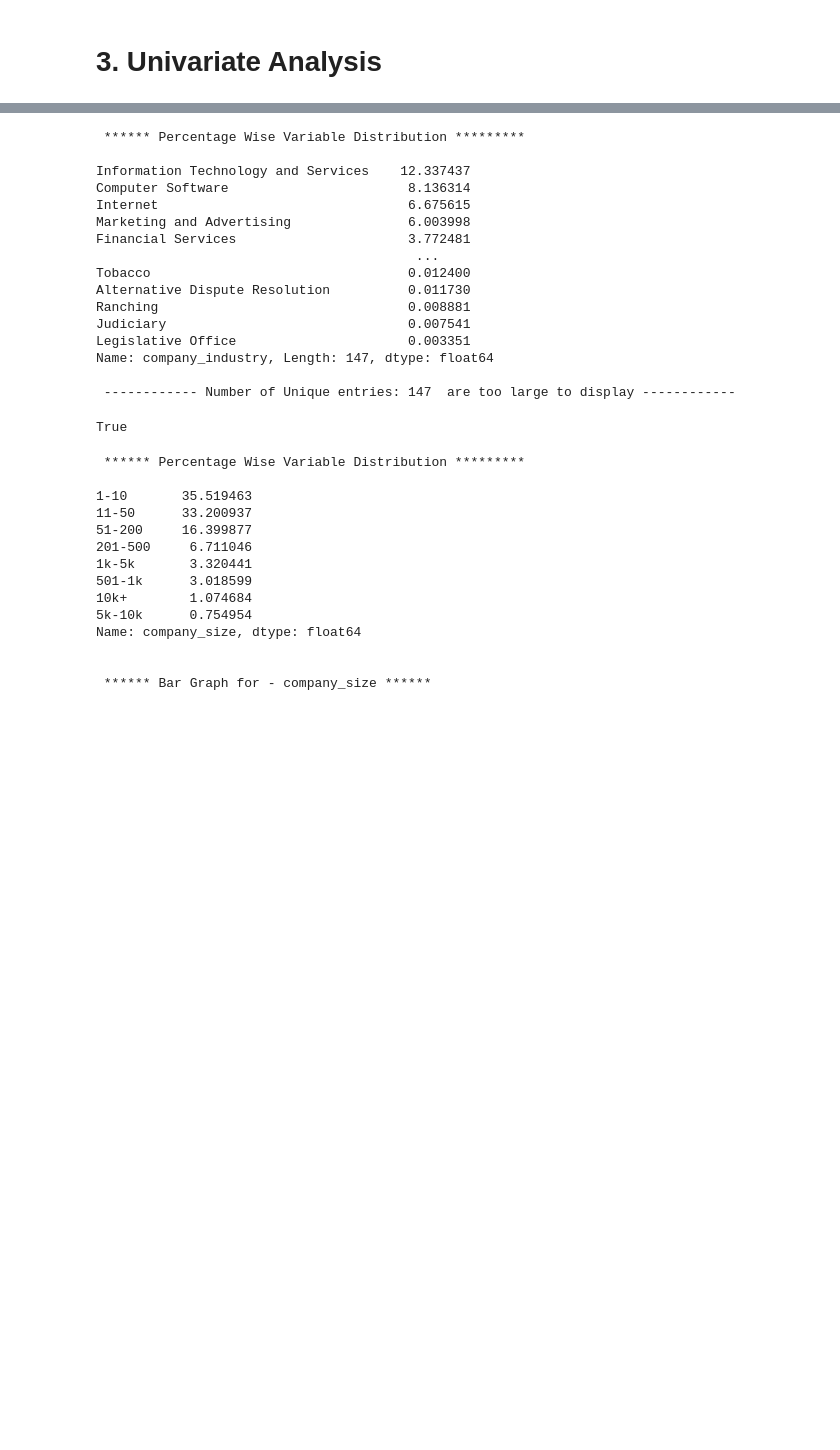
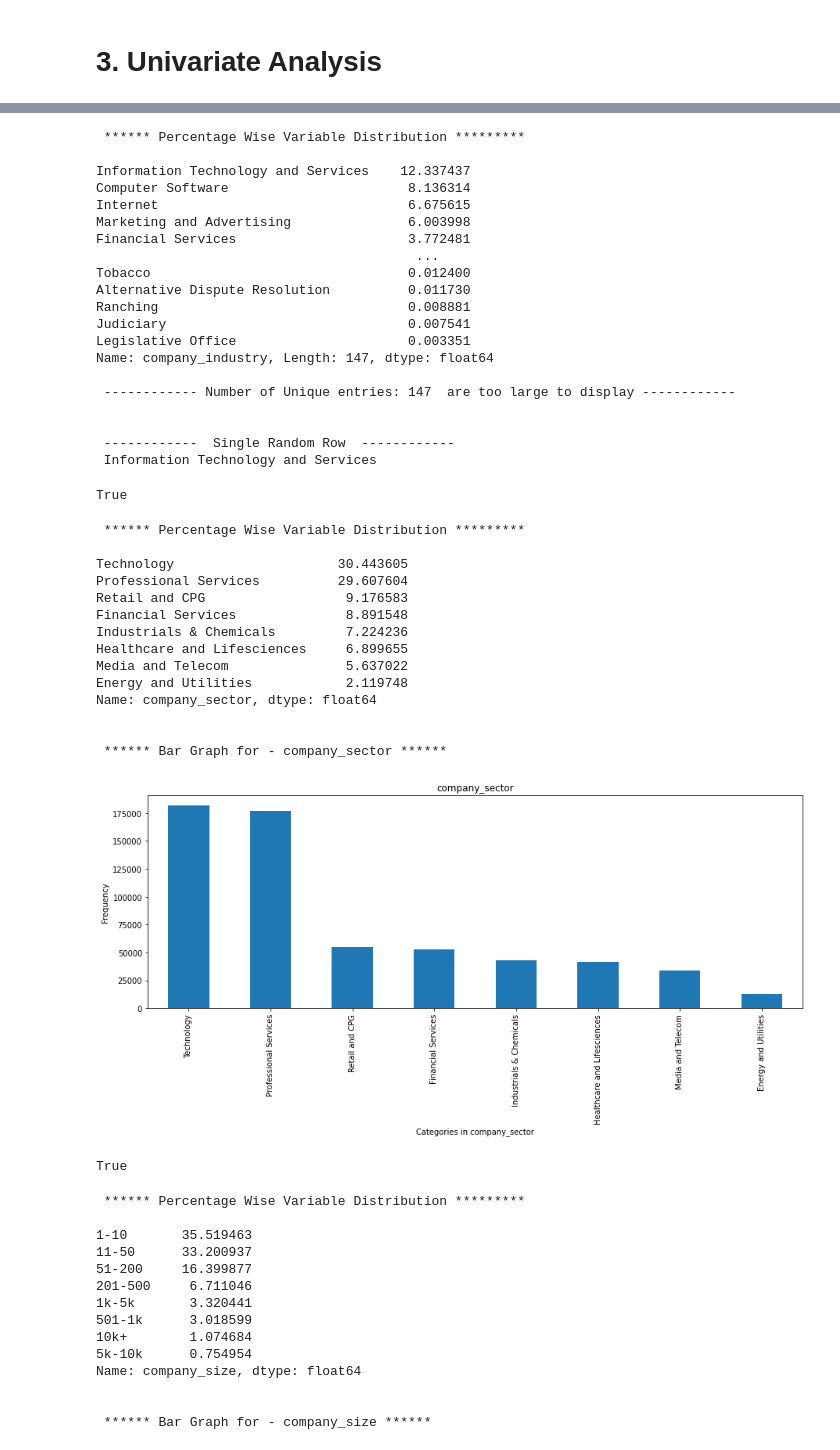
Before and after one commit to mohit-bags/BERT-Notebooks, a Jupyter notebook: Company Sector Determination(Text Classification)/shubham_v1.ipynb, the cells around one changed output, grey strips where cells are left out. Drawn from its saved outputs; the diff is of its cells as text; code cells hidden in the pictures; blank space fills up the shorter version.

```diff
--- a/Company Sector Determination(Text Classification)/shubham_v1.ipynb
+++ b/Company Sector Determination(Text Classification)/shubham_v1.ipynb
@@ -126,3 +113,11 @@ company_website                   0    0.000000
 partition_0                       0    0.000000
 # %% [markdown]
 - dropping columns where missing values >40 %
+# %%
+data.drop(["flag", "owler_id", "stock_price","open_requisitions_range","stock_exchange","stock_symbol","revenue","ebitda"
+          , "addr_upd_from", "fiscal_year", "naics_code", "sic_code", "tags", "geo_point", "tagline", "postal_code"], axis =1, inplace = True)
+# %%
+data = data[["company_city", "company_country", "company_state", "company_name", "company_products_services", "company_industry",
+             "company_size", "company_type", "company_founded_at", "company_continent", "company_address", "revenue_range",
+            "rank","_id", "company_funding", "lead_count", "job_count", "cb_id", "linkedin_employee_count", "linkedin_follower_count",
+             "company_description", "company_latest_funding_date", "created_at", "company_sector"]]
@@ -337,7 +323,31 @@ Legislative Office                      0.003351
 Name: company_industry, Length: 147, dtype: float64
 
  ------------ Number of Unique entries: 147  are too large to display ------------
+
+
+ ------------  Single Random Row  ------------
+ Information Technology and Services
 True
+# %%
+# company_sector
+get_bar_and_percent(data,"company_sector","Frequency","Categories in company_sector")
+# %% [output]
+ ****** Percentage Wise Variable Distribution *********
+
+Technology                     30.443605
+Professional Services          29.607604
+Retail and CPG                  9.176583
+Financial Services              8.891548
+Industrials & Chemicals         7.224236
+Healthcare and Lifesciences     6.899655
+Media and Telecom               5.637022
+Energy and Utilities            2.119748
+Name: company_sector, dtype: float64
+
+
+ ****** Bar Graph for - company_sector ******
+[figure, added]
+True
 # %%
 # company_size
 get_bar_and_percent(data,"company_size","Frequency","Categories in company_size")
```
Also changed, not shown: parts of 49 cells of this notebook, 3 other files.
